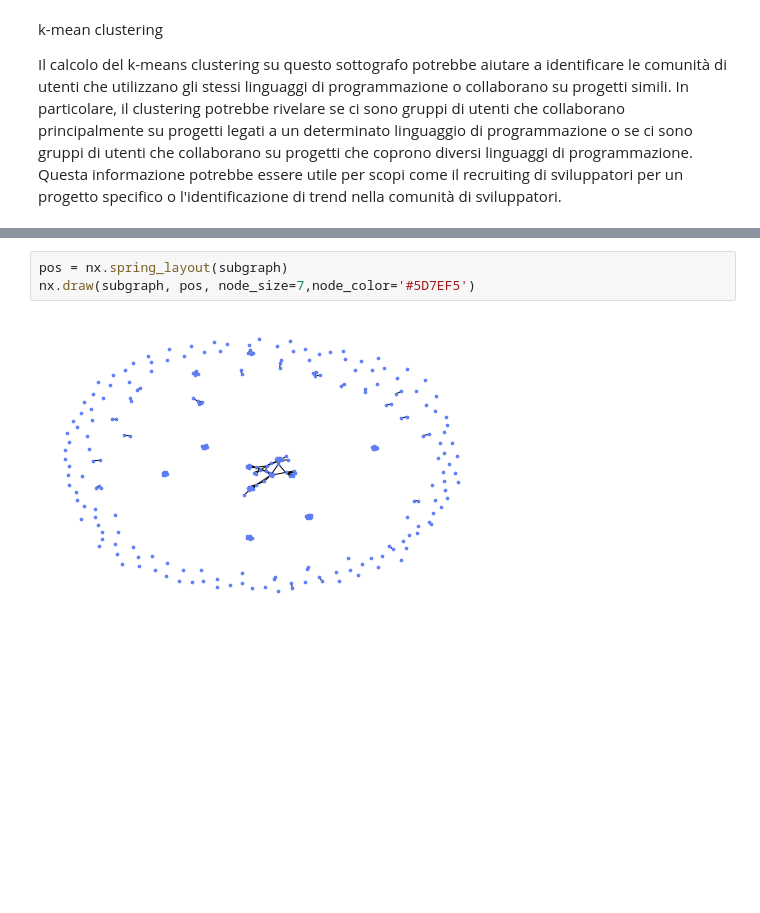
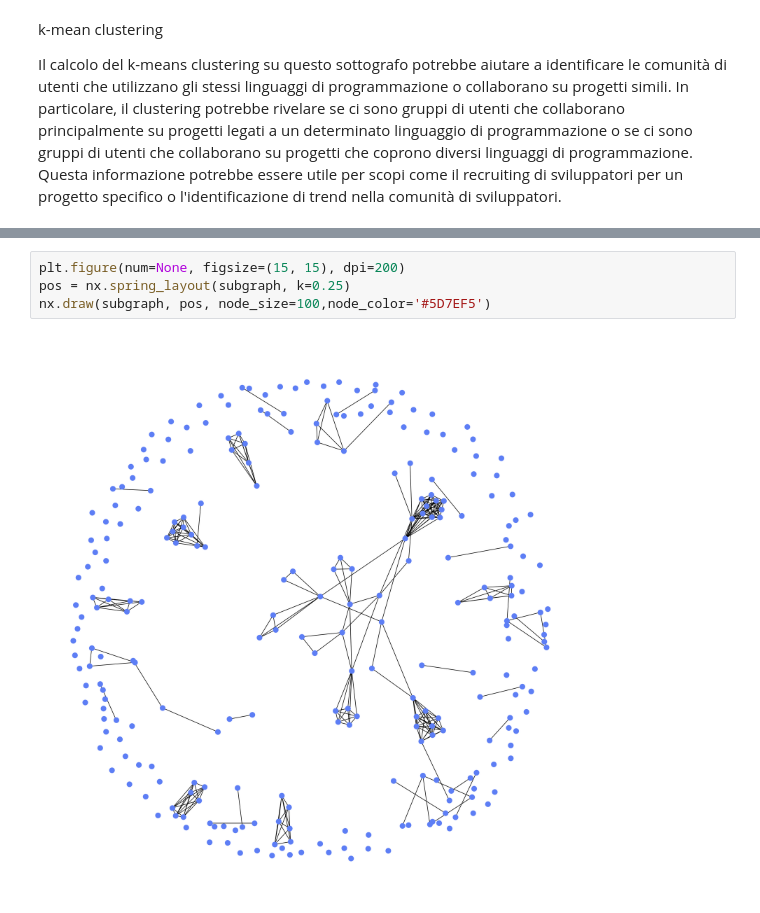
Before and after one commit to isabellamarasco/SNA_project, a Jupyter notebook: analisys.ipynb, the cells around one changed output, grey strips where cells are left out. Saved outputs shown, nothing was run; the diff lists cells and outputs as text; blank space fills up the shorter version.

```diff
--- a/analisys.ipynb
+++ b/analisys.ipynb
@@ -198,8 +331,9 @@ Cluster 2 : [ 12  37  92 105 145 146 180 213 222]
 # %%
-pos = nx.spring_layout(subgraph)
-nx.draw(subgraph, pos, node_size=7,node_color='#5D7EF5')
+plt.figure(num=None, figsize=(15, 15), dpi=200)
+pos = nx.spring_layout(subgraph, k=0.25)
+nx.draw(subgraph, pos, node_size=100,node_color='#5D7EF5')
 # %% [output]
-[figure, old version]
+[figure, new version]
 # %%
 # Create a graph containing only the nodes with at least two edges
 graph_for_clustering_removed = nx.Graph()
```
Also changed, not shown: parts of 22 cells of this notebook, 1 other file.
